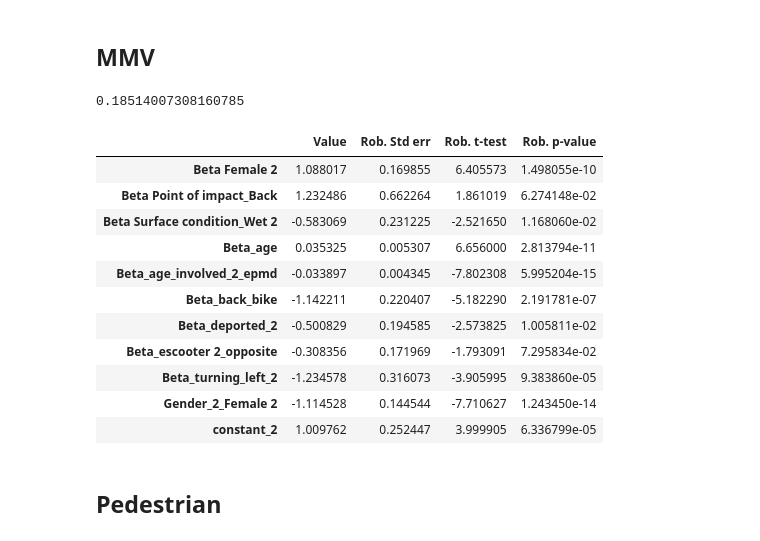
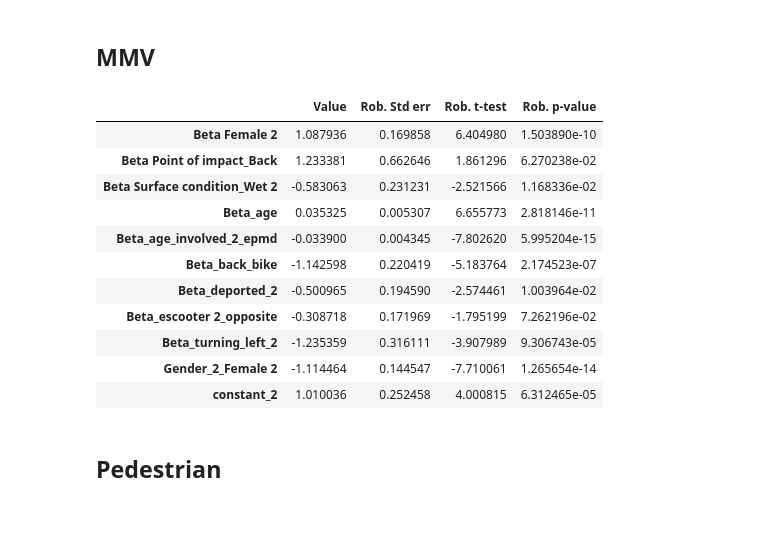
Before and after one commit to martin1207/modeling-mmv-severity, a Jupyter notebook: models.ipynb, the cells around one changed output. Saved outputs shown, nothing was run; the diff lists cells and outputs as text; code cells hidden in the pictures.

```diff
--- a/models.ipynb
+++ b/models.ipynb
@@ -50,7 +50,7 @@ df_non_object=df_non_object.dropna(subset=['age','severity'])
 # %%
-df_non_object = df_non_object.reset_index(drop=True)
+df_non_dummies = df_non_dummies.reset_index(drop=True)
 # %%
-df_non_object['largeurcha'] = df_non_object['largeurcha'].fillna(999)
-df_non_object['largeurtro'] = df_non_object['largeurtro'].fillna(999)
-df_non_object['pentemoyen'] = df_non_object['pentemoyen'].fillna(999)
-df_non_object['age_opposite_mean'] = df_non_object['age_opposite_mean'].fillna(999)
+df_non_dummies['largeurcha'] = df_non_dummies['largeurcha'].fillna(999)
+df_non_dummies['largeurtro'] = df_non_dummies['largeurtro'].fillna(999)
+df_non_dummies['pentemoyen'] = df_non_dummies['pentemoyen'].fillna(999)
+df_non_dummies['age_opposite_mean'] = df_non_dummies['age_opposite_mean'].fillna(999)
@@ -57,17 +61,17 @@ df_non_object['age_opposite_mean'] = df_non_object['age_opposite_mean'].fillna(9
 # %%
-df_carcrashes=df_non_object.loc[(df_non_object['vehicle_type_2_Cars']==1) | (df_non_object['vehicle_type_2_Large motorized vehicle'] ==1) | (df_non_object['vehicle_type_2_Light motorized vehicle']==1) ]
-df_mmv=df_non_object.loc[(df_non_object['vehicle_type_2_Micromobility vehicle']==1) ]
-df_alone=df_non_object.loc[df_non_object['vehicle_type_2_No other vehcile']==1]
+df_carcrashes=df_non_dummies.loc[(df_non_dummies['vehicle_type_2_Cars']==1) | (df_non_dummies['vehicle_type_2_Large motorized vehicle'] ==1) | (df_non_dummies['vehicle_type_2_Light motorized vehicle']==1) ]
+df_mmv=df_non_dummies.loc[(df_non_dummies['vehicle_type_2_Micromobility vehicle']==1) ]
+df_alone=df_non_dummies.loc[df_non_dummies['vehicle_type_2_No other vehcile']==1]
 
 df_carcrashes=df_carcrashes.loc[df_carcrashes['catu'].isin([1,2])]
 df_mmv=df_mmv.loc[df_mmv['catu'].isin([1,2])]
 df_mmv=df_mmv.loc[df_mmv['severity']!=3]
 df_alone=df_alone.loc[df_alone['catu'].isin([1,2])]
 
-num_acc_values = df_non_object.loc[df_non_object['vehicle_type_2_Pedestrian'] == 1, 'Num_Acc']
+num_acc_values = df_non_dummies.loc[df_non_dummies['vehicle_type_2_Pedestrian'] == 1, 'Num_Acc']
 
 # Step 2: Filter the DataFrame to include rows with those Num_Acc values
-df_pedestrian = df_non_object[df_non_object['Num_Acc'].isin(num_acc_values)]
+df_pedestrian = df_non_dummies[df_non_dummies['Num_Acc'].isin(num_acc_values)]
 
 
 
@@ -753,4 +728,6 @@ Beta_bike_2=Beta('Beta_bike_2',0,None,None,0)
 Beta_ebike=Beta('Beta_ebike',0,None,None,0)
 Beta_age_involved_2_epmd=Beta('Beta_age_involved_2_epmd',0,None,None,0)
 Beta_age_involved_2_bike=Beta('Beta_age_involved_2_bike',0,None,None,0)
+
+Beta_back_bike=Beta('Beta_back_bike',0,None,None,0)
 # %%
@@ -779,35 +752,31 @@ V_mmv = {
     1: V1,
     2: V2,
 }
-# %%
-1-(-669)/(-821)
-# %% [output]
-0.18514007308160785
 # %%
 availability1={1:1,2:1}
 
-model_name = 'logit_mmv_2'
+model_name = 'logit_mmv'
 
 # Fichiers à écraser
 
 logprob_2 = models.loglogit(V_mmv, availability1, severity)
 model_mmv = bio.BIOGEME(database_mmv, logprob_2)
 model_mmv.modelName = model_name
 results_logit_mmv= model_mmv.estimate()
 results_logit_mmv.get_estimated_parameters()
 # %% [output]
 |  | Value | Rob. Std err | Rob. t-test | Rob. p-value |
-| Beta Female 2 | 1.088017 | 0.169855 | 6.405573 | 1.498055e-10 |
-| Beta Point of impact_Back | 1.232486 | 0.662264 | 1.861019 | 6.274148e-02 |
-| Beta Surface condition_Wet 2 | -0.583069 | 0.231225 | -2.521650 | 1.168060e-02 |
-| Beta_age | 0.035325 | 0.005307 | 6.656000 | 2.813794e-11 |
-| Beta_age_involved_2_epmd | -0.033897 | 0.004345 | -7.802308 | 5.995204e-15 |
-| Beta_back_bike | -1.142211 | 0.220407 | -5.182290 | 2.191781e-07 |
-| Beta_deported_2 | -0.500829 | 0.194585 | -2.573825 | 1.005811e-02 |
-| Beta_escooter 2_opposite | -0.308356 | 0.171969 | -1.793091 | 7.295834e-02 |
-| Beta_turning_left_2 | -1.234578 | 0.316073 | -3.905995 | 9.383860e-05 |
-| Gender_2_Female 2 | -1.114528 | 0.144544 | -7.710627 | 1.243450e-14 |
-| constant_2 | 1.009762 | 0.252447 | 3.999905 | 6.336799e-05 |
+| Beta Female 2 | 1.087936 | 0.169858 | 6.404980 | 1.503890e-10 |
+| Beta Point of impact_Back | 1.233381 | 0.662646 | 1.861296 | 6.270238e-02 |
+| Beta Surface condition_Wet 2 | -0.583063 | 0.231231 | -2.521566 | 1.168336e-02 |
+| Beta_age | 0.035325 | 0.005307 | 6.655773 | 2.818146e-11 |
+| Beta_age_involved_2_epmd | -0.033900 | 0.004345 | -7.802620 | 5.995204e-15 |
+| Beta_back_bike | -1.142598 | 0.220419 | -5.183764 | 2.174523e-07 |
+| Beta_deported_2 | -0.500965 | 0.194590 | -2.574461 | 1.003964e-02 |
+| Beta_escooter 2_opposite | -0.308718 | 0.171969 | -1.795199 | 7.262196e-02 |
+| Beta_turning_left_2 | -1.235359 | 0.316111 | -3.907989 | 9.306743e-05 |
+| Gender_2_Female 2 | -1.114464 | 0.144547 | -7.710061 | 1.265654e-14 |
+| constant_2 | 1.010036 | 0.252458 | 4.000815 | 6.312465e-05 |
 # %%
 V1m=0
 V2m = constant_2
```
Also changed, not shown: parts of 20 cells of this notebook, 3 other files.
